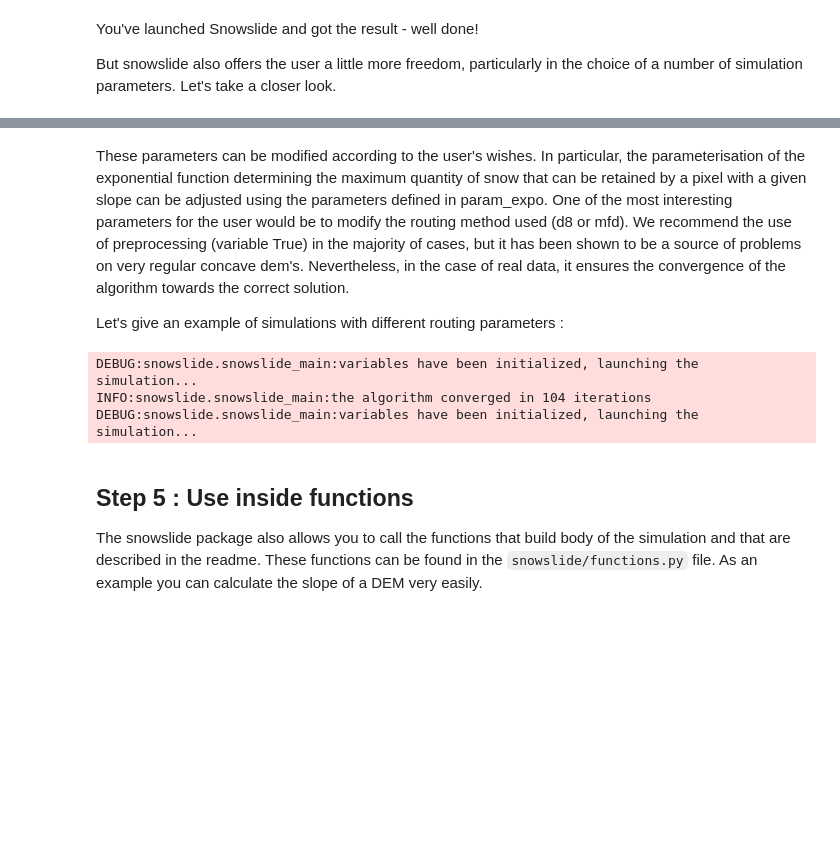
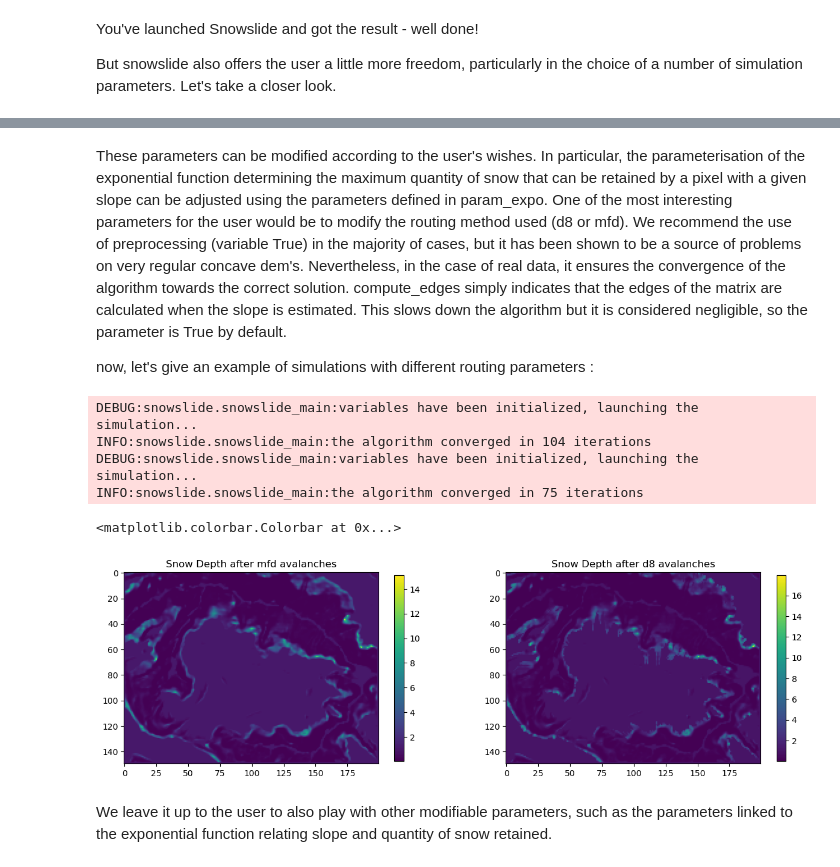
Before and after one commit to OGGM/Snowslide, a Jupyter notebook: example/How_to_use_snowslide.ipynb, the cells around one changed output, grey strips where cells are left out. Cells and saved outputs as stored; diff of their text form; code cells hidden in the pictures; blank space fills up the shorter version.

Commit message:
Correcting preprocess functions

```diff
--- a/example/How_to_use_snowslide.ipynb
+++ b/example/How_to_use_snowslide.ipynb
@@ -112,7 +110,7 @@ param_routing = {"routing":'mfd',"preprocessing":True,"compute_edges":True}
 # %% [markdown]
-These parameters can be modified according to the user's wishes. In particular, the parameterisation of the exponential function determining the maximum quantity of snow that can be retained by a pixel with a given slope can be adjusted using the parameters defined in param_expo. One of the most interesting parameters for the user would be to modify the routing method used (d8 or mfd). We recommend the use of preprocessing (variable True) in the majority of cases, but it has been shown to be a source of problems on very regular concave dem's. Nevertheless, in the case of real data, it ensures the convergence of the algorithm towards the correct solution.
+These parameters can be modified according to the user's wishes. In particular, the parameterisation of the exponential function determining the maximum quantity of snow that can be retained by a pixel with a given slope can be adjusted using the parameters defined in param_expo. One of the most interesting parameters for the user would be to modify the routing method used (d8 or mfd). We recommend the use of preprocessing (variable True) in the majority of cases, but it has been shown to be a source of problems on very regular concave dem's. Nevertheless, in the case of real data, it ensures the convergence of the algorithm towards the correct solution. compute_edges simply indicates that the edges of the matrix are calculated when the slope is estimated. This slows down the algorithm but it is considered negligible, so the parameter is True by default.
 
-Let's give an example of simulations with different routing parameters :
+now, let's give an example of simulations with different routing parameters :
 # %%
 dem_path = "dem.tif"
 shape = np.shape(rasterio.open(dem_path).read(1))
@@ -124,21 +122,24 @@ param_routing = {"routing":'mfd',"preprocessing":True,"compute_edges":True}
 snd1 = snowslide.snowslide_base(dem_path,snd0=snd0,param_routing = param_routing)
 
 # 'd8' method routing
-param_routing = {"routing":'d8',"preprocessing":True}
+param_routing = {"routing":'d8',"preprocessing":True,"compute_edges":True}
 snd2 = snowslide.snowslide_base(dem_path,snd0=snd0,param_routing = param_routing)
 # %% [output]
 DEBUG:snowslide.snowslide_main:variables have been initialized, launching the simulation...
 INFO:snowslide.snowslide_main:the algorithm converged in 104 iterations
 DEBUG:snowslide.snowslide_main:variables have been initialized, launching the simulation...
+INFO:snowslide.snowslide_main:the algorithm converged in 75 iterations
 # %%
 # Plotting code
-fig, ax = plt.subplots(1,2,figsize=(10,5))
-ax[0].imshow(snd1)
+fig, ax = plt.subplots(1,2,figsize=(15,5))
+plot1 = ax[0].imshow(snd1)
 ax[0].set_title('Snow Depth after mfd avalanches')
-ax[1].imshow(snd2)
-ax[1].set_title('Snow Depth after d8 avalanches');
+plt.colorbar(plot1,ax=ax[0],shrink=0.8)
+plot2 = ax[1].imshow(snd2)
+ax[1].set_title('Snow Depth after d8 avalanches')
+plt.colorbar(plot2,ax=ax[1],shrink=0.8)
+# %% [output]
+<matplotlib.colorbar.Colorbar at 0x...>
+[figure, added]
-# %% [markdown]
-## Step 5 : Use inside functions
-
-The snowslide package also allows you to call the functions that build body of the simulation and that are described in the readme. These functions can be found in the ``snowslide/functions.py`` file.
-As an example you can calculate the slope of a DEM very easily.
+# %% [markdown]
+We leave it up to the user to also play with other modifiable parameters, such as the parameters linked to the exponential function relating slope and quantity of snow retained.
```
Also changed, not shown: parts of 28 cells of this notebook, 8 other files.
